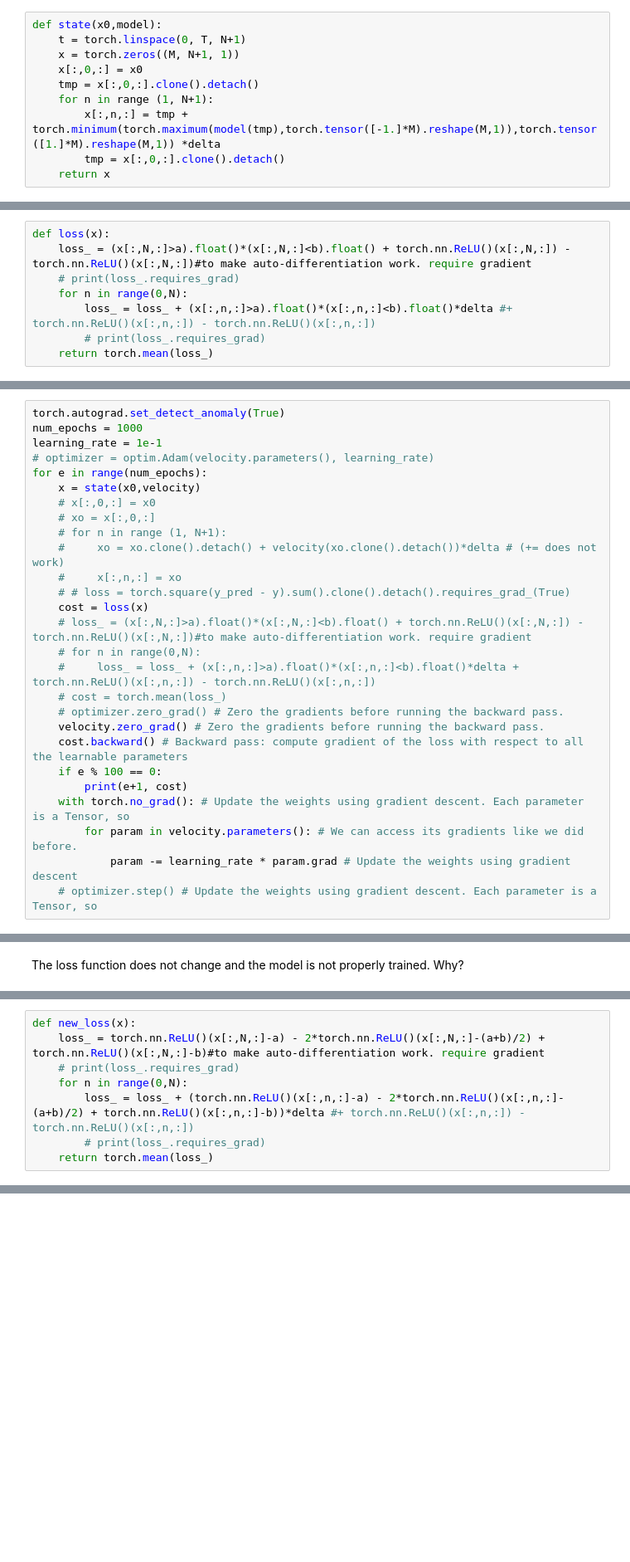
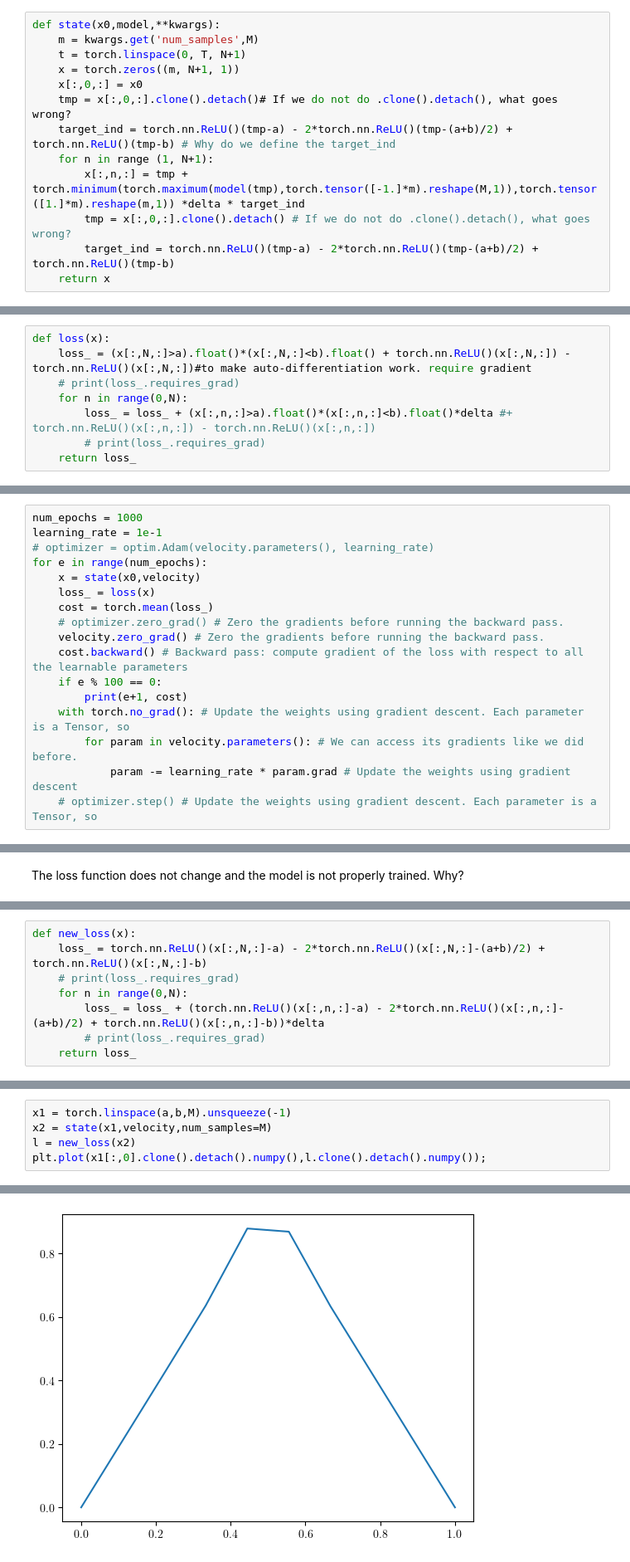
Before and after one commit to arashfahim/Stochastic_Control_FSU, a Jupyter notebook: shortest_exit_time.ipynb, the cells around one changed output, grey strips where cells are left out. Shown at 83% size. Cells and saved outputs as stored; diff of their text form; blank space fills up the shorter version.

```diff
--- a/shortest_exit_time.ipynb
+++ b/shortest_exit_time.ipynb
@@ -69,14 +73,17 @@ delta = T/N # time step
 # %% [markdown]
 ## Dynamic of the state process
 # %%
-def state(x0,model):
+def state(x0,model,**kwargs):
+    m = kwargs.get('num_samples',M)
     t = torch.linspace(0, T, N+1)
-    x = torch.zeros((M, N+1, 1))
+    x = torch.zeros((m, N+1, 1))
     x[:,0,:] = x0
-    tmp = x[:,0,:].clone().detach()
+    tmp = x[:,0,:].clone().detach()# If we do not do .clone().detach(), what goes wrong?
+    target_ind = torch.nn.ReLU()(tmp-a) - 2*torch.nn.ReLU()(tmp-(a+b)/2) + torch.nn.ReLU()(tmp-b) # Why do we define the target_ind
     for n in range (1, N+1):
-        x[:,n,:] = tmp + torch.minimum(torch.maximum(model(tmp),torch.tensor([-1.]*M).reshape(M,1)),torch.tensor([1.]*M).reshape(M,1)) *delta
-        tmp = x[:,0,:].clone().detach()
+        x[:,n,:] = tmp + torch.minimum(torch.maximum(model(tmp),torch.tensor([-1.]*m).reshape(M,1)),torch.tensor([1.]*m).reshape(m,1)) *delta * target_ind
+        tmp = x[:,0,:].clone().detach() # If we do not do .clone().detach(), what goes wrong?
+        target_ind = torch.nn.ReLU()(tmp-a) - 2*torch.nn.ReLU()(tmp-(a+b)/2) + torch.nn.ReLU()(tmp-b)
     return x
 # %% [markdown]
 ## Loss function
@@ -91,30 +98,20 @@ def loss(x):
     for n in range(0,N):
         loss_ = loss_ + (x[:,n,:]>a).float()*(x[:,n,:]<b).float()*delta #+ torch.nn.ReLU()(x[:,n,:]) - torch.nn.ReLU()(x[:,n,:])
         # print(loss_.requires_grad)
-    return torch.mean(loss_)
+    return loss_
 # %% [markdown]
 ## Training
 # %%
 # plt.plot(torch.linspace(0, T, N+1),x[2,:,0].clone().detach().numpy())
 # plt.plot(torch.linspace(0, T, N+1),x[0,:,0].clone().detach().numpy(), marker='o')
 # %%
-torch.autograd.set_detect_anomaly(True)
 num_epochs = 1000
 learning_rate = 1e-1
 # optimizer = optim.Adam(velocity.parameters(), learning_rate)
 for e in range(num_epochs):
     x = state(x0,velocity)
-    # x[:,0,:] = x0
-    # xo = x[:,0,:]
-    # for n in range (1, N+1):
-    #     xo = xo.clone().detach() + velocity(xo.clone().detach())*delta # (+= does not work)
-    #     x[:,n,:] = xo
-    # # loss = torch.square(y_pred - y).sum().clone().detach().requires_grad_(True)
-    cost = loss(x)
-    # loss_ = (x[:,N,:]>a).float()*(x[:,N,:]<b).float() + torch.nn.ReLU()(x[:,N,:]) - torch.nn.ReLU()(x[:,N,:])#to make auto-differentiation work. require gradient
-    # for n in range(0,N):
-    #     loss_ = loss_ + (x[:,n,:]>a).float()*(x[:,n,:]<b).float()*delta + torch.nn.ReLU()(x[:,n,:]) - torch.nn.ReLU()(x[:,n,:])
-    # cost = torch.mean(loss_)
+    loss_ = loss(x)
+    cost = torch.mean(loss_)
     # optimizer.zero_grad() # Zero the gradients before running the backward pass.
     velocity.zero_grad() # Zero the gradients before running the backward pass.
     cost.backward() # Backward pass: compute gradient of the loss with respect to all the learnable parameters
@@ -140,10 +143,10 @@ The loss function does not change and the model is not properly trained. Why?
 # %%
 def new_loss(x):
-    loss_ = torch.nn.ReLU()(x[:,N,:]-a) - 2*torch.nn.ReLU()(x[:,N,:]-(a+b)/2) + torch.nn.ReLU()(x[:,N,:]-b)#to make auto-differentiation work. require gradient
+    loss_ = torch.nn.ReLU()(x[:,N,:]-a) - 2*torch.nn.ReLU()(x[:,N,:]-(a+b)/2) + torch.nn.ReLU()(x[:,N,:]-b)
     # print(loss_.requires_grad)
     for n in range(0,N):
-        loss_ = loss_ + (torch.nn.ReLU()(x[:,n,:]-a) - 2*torch.nn.ReLU()(x[:,n,:]-(a+b)/2) + torch.nn.ReLU()(x[:,n,:]-b))*delta #+ torch.nn.ReLU()(x[:,n,:]) - torch.nn.ReLU()(x[:,n,:])
+        loss_ = loss_ + (torch.nn.ReLU()(x[:,n,:]-a) - 2*torch.nn.ReLU()(x[:,n,:]-(a+b)/2) + torch.nn.ReLU()(x[:,n,:]-b))*delta
         # print(loss_.requires_grad)
-    return torch.mean(loss_)
+    return loss_
 # %%
 torch.autograd.set_detect_anomaly(True)
@@ -196,0 +187,6 @@ torch.Size([1, 11, 1])
+# %%
+x1 = torch.linspace(a,b,M).unsqueeze(-1)
+x2 = state(x1,velocity,num_samples=M)
+l = new_loss(x2)
+plt.plot(x1[:,0].clone().detach().numpy(),l.clone().detach().numpy());
+# %% [output]
@@ -196,0 +194 @@ torch.Size([1, 11, 1])
+[figure, added]
```
Also changed, not shown: parts of 12 cells of this notebook.
